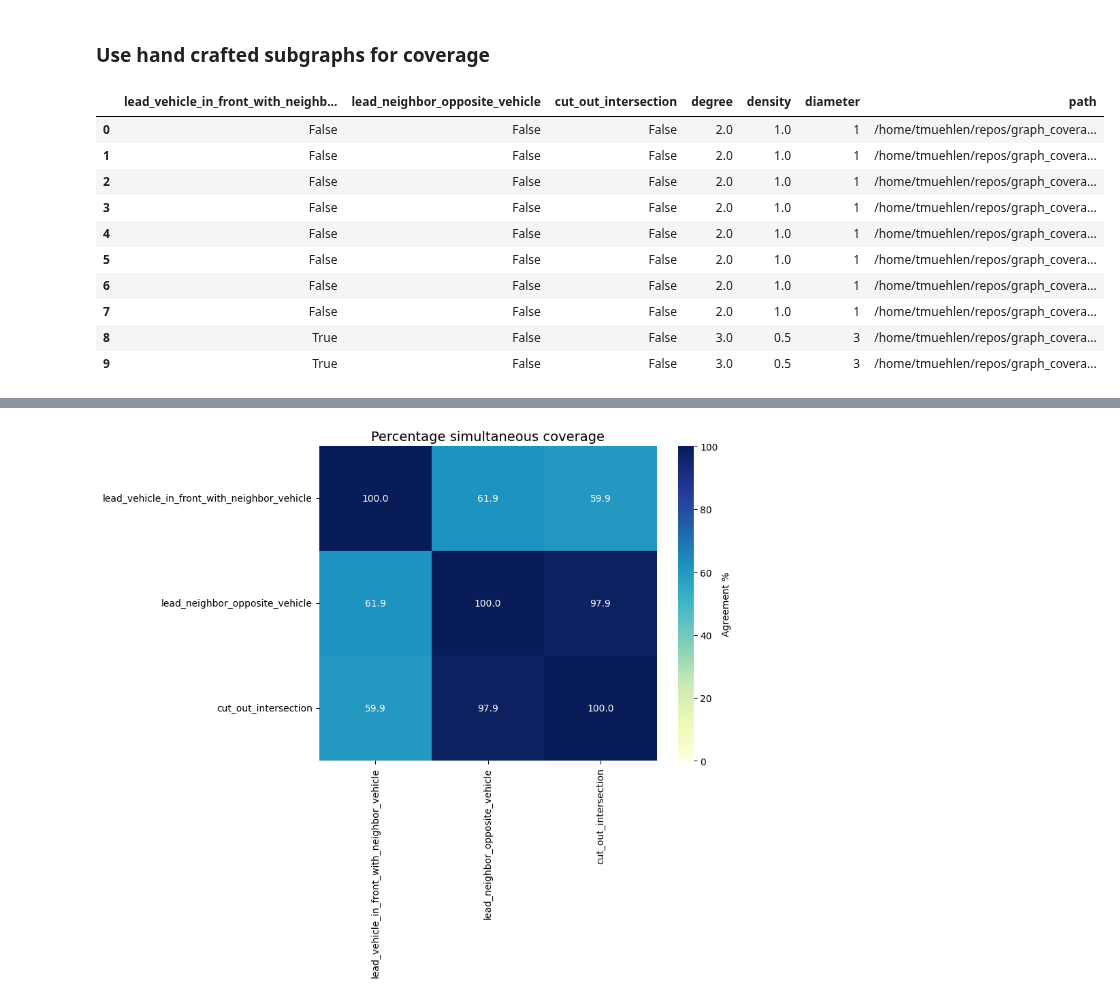
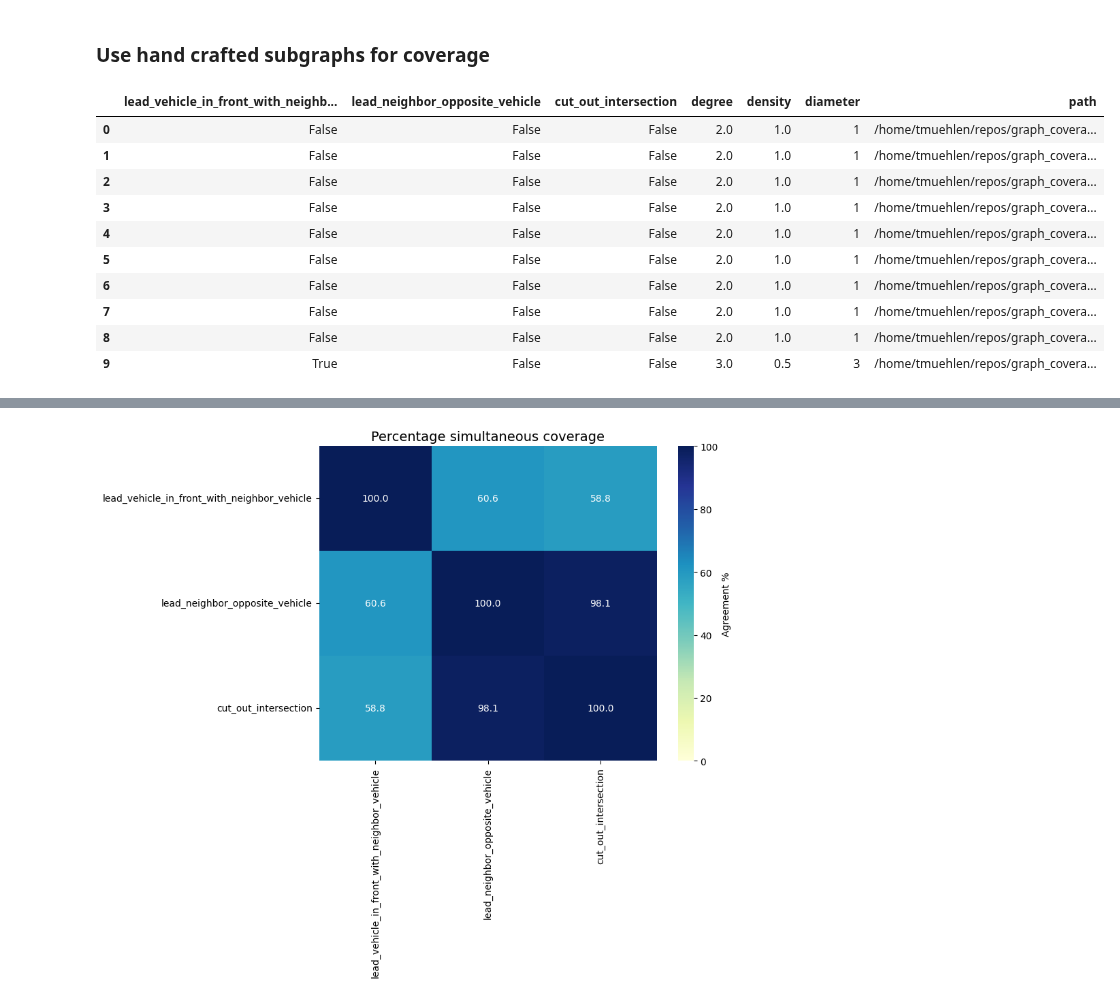
Before and after one commit to tmuehlen80/graph_coverage, a Jupyter notebook: Notebooks/carla/subgraph_isomorphism.ipynb, the cells around one changed output, grey strips where cells are left out. Saved outputs shown, nothing was run; the diff lists cells and outputs as text; code cells hidden in the pictures.

```diff
--- a/Notebooks/carla/subgraph_isomorphism.ipynb
+++ b/Notebooks/carla/subgraph_isomorphism.ipynb
@@ -84,22 +88,22 @@ coverage_graphs["lead_vehicle_in_front_with_neighbor_vehicle"] = G_lead_vehicle_
 coverage_graphs["lead_neighbor_opposite_vehicle"] = G_lead_neighbor_opposite_vehicle
 coverage_graphs["cut_out_intersection"] = G_cut_out_intersection
 # %%
-n_check_graphs = 5000
+n_check_graphs = 50000
 isom_cov_counter_carla = IsomorphicGrapCoverageCounter(coverage_graphs, graph_paths_carla[:n_check_graphs], node_match = ["actor_type", "lane_change", "is_on_intersection"], edge_match = ["edge_type"])
 isom_cov_counter_carla.count_isomorphic_graphs()
 cov_data_df_carla = isom_cov_counter_carla.cov_data_df
 cov_data_df_carla.head(10)
 # %% [output]
 |  | lead_vehicle_in_front_with_neighb... | lead_neighbor_opposite_vehicle | cut_out_intersection | degree | density | diameter | path |
 | 0 | False | False | False | 2.0 | 1.0 | 1 | /home/tmuehlen/repos/graph_covera... |
 | 1 | False | False | False | 2.0 | 1.0 | 1 | /home/tmuehlen/repos/graph_covera... |
 | 2 | False | False | False | 2.0 | 1.0 | 1 | /home/tmuehlen/repos/graph_covera... |
 | 3 | False | False | False | 2.0 | 1.0 | 1 | /home/tmuehlen/repos/graph_covera... |
 | 4 | False | False | False | 2.0 | 1.0 | 1 | /home/tmuehlen/repos/graph_covera... |
 | 5 | False | False | False | 2.0 | 1.0 | 1 | /home/tmuehlen/repos/graph_covera... |
 | 6 | False | False | False | 2.0 | 1.0 | 1 | /home/tmuehlen/repos/graph_covera... |
 | 7 | False | False | False | 2.0 | 1.0 | 1 | /home/tmuehlen/repos/graph_covera... |
-| 8 | True | False | False | 3.0 | 0.5 | 3 | /home/tmuehlen/repos/graph_covera... |
+| 8 | False | False | False | 2.0 | 1.0 | 1 | /home/tmuehlen/repos/graph_covera... |
 | 9 | True | False | False | 3.0 | 0.5 | 3 | /home/tmuehlen/repos/graph_covera... |
 # %%
 isom_cov_counter_argo = IsomorphicGrapCoverageCounter(coverage_graphs, graph_paths_argo[:n_check_graphs], node_match = ["actor_type", "lane_change", "is_on_intersection"], edge_match = ["edge_type"])
```
Also changed, not shown: parts of 5 cells of this notebook, 7 other files.
